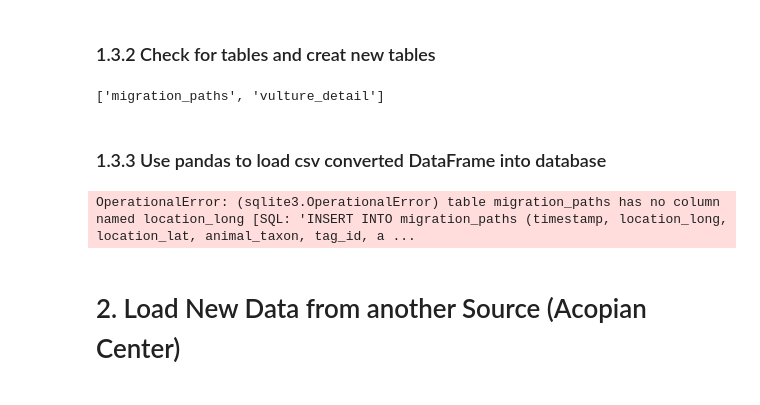
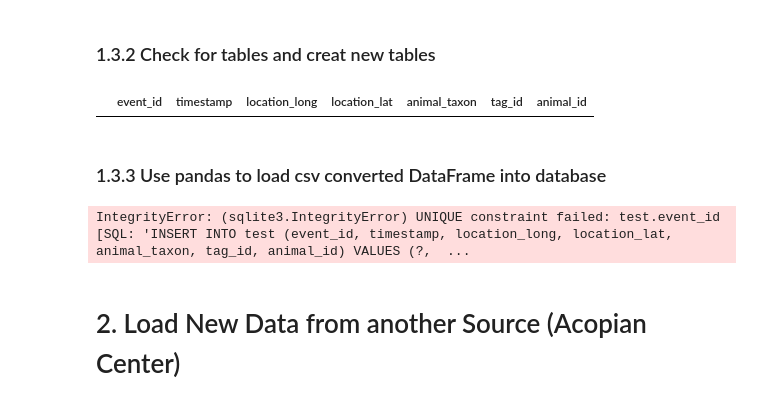
Before and after one commit to sunshineaqu/Turkey-Vulture-Migration, a Jupyter notebook: vulture_etl_cities_pk.ipynb, the cells around one changed output. Drawn from its saved outputs; the diff is of its cells as text; code cells hidden in the pictures.

```diff
--- a/vulture_etl_cities_pk.ipynb
+++ b/vulture_etl_cities_pk.ipynb
@@ -182,34 +186,34 @@ engine = create_engine(f"sqlite:///{database_path}")
 # %%
 engine.table_names()
 
 # ??? SQLite supports a limited subset of ALTER TABLE, add primary keys (https://stackoverflow.com/questions/969187/altering-sqlite-column-type-and-adding-pk-constraint)
 # trying to create a table with primary key then load it. But the load part (pd.to_sql) keep giving error
 
-# engine.execute('CREATE TABLE IF NOT EXISTS "migration_paths" ('
-#                'event_id INTEGER NOT NULL,'
-#                'timestamp VARCHAR,'
-#                'location_long DECIMAL(3,5),'
-#                'location_lat DECIMAL(3,5),'
-#                'individual_taxon_canonical_name VARCHAR,'
-#                'tag_local_identifier INTEGER NOT NULL,'
-#                'individual_local_identifier VARCHAR,'
-#                'UNIQUE (event_id),'
-#                'PRIMARY KEY (event_id));')
+engine.execute('CREATE TABLE IF NOT EXISTS "test" ('
+                'event_id INTEGER NOT NULL,'
+               'timestamp VARCHAR,'
+               'location_long DECIMAL(3,5),'
+               'location_lat DECIMAL(3,5),'
+                'animal_taxon VARCHAR,'
+               'tag_id INTEGER NOT NULL,'
+               'animal_id VARCHAR,'
+               'UNIQUE (event_id),'
+               'PRIMARY KEY (event_id));')
 
-# pd.read_sql_query('select * from migration_paths', con=engine).head()
+pd.read_sql_query('select * from test', con=engine).head()
 
 
 
 # ????if else to prevent build twice
-#??? set foreign key
+# ??? set foreign key
 # %% [output]
-['migration_paths', 'vulture_detail']
+|  | event_id | timestamp | location_long | location_lat | animal_taxon | tag_id | animal_id |
 # %% [markdown]
 ### 1.3.3 Use pandas to load csv converted DataFrame into database
 # %%
-new_vulture_data_df.to_sql(name='migration_paths', con=engine, if_exists='append',index=False)
+new_vulture_data_df.to_sql(name='test', con=engine, if_exists='append', index=False)
 # %% [output]
-OperationalError: (sqlite3.OperationalError) table migration_paths has no column named location_long [SQL: 'INSERT INTO migration_paths (timestamp, location_long, location_lat, animal_taxon, tag_id, a ...
+IntegrityError: (sqlite3.IntegrityError) UNIQUE constraint failed: test.event_id [SQL: 'INSERT INTO test (event_id, timestamp, location_long, location_lat, animal_taxon, tag_id, animal_id) VALUES (?,  ...
 # %%
 new_vulture_info_df.to_sql(name='vulture_detail', con=engine, if_exists='append', index=False)
 # %%
```
Also changed, not shown: parts of 8 cells of this notebook.
